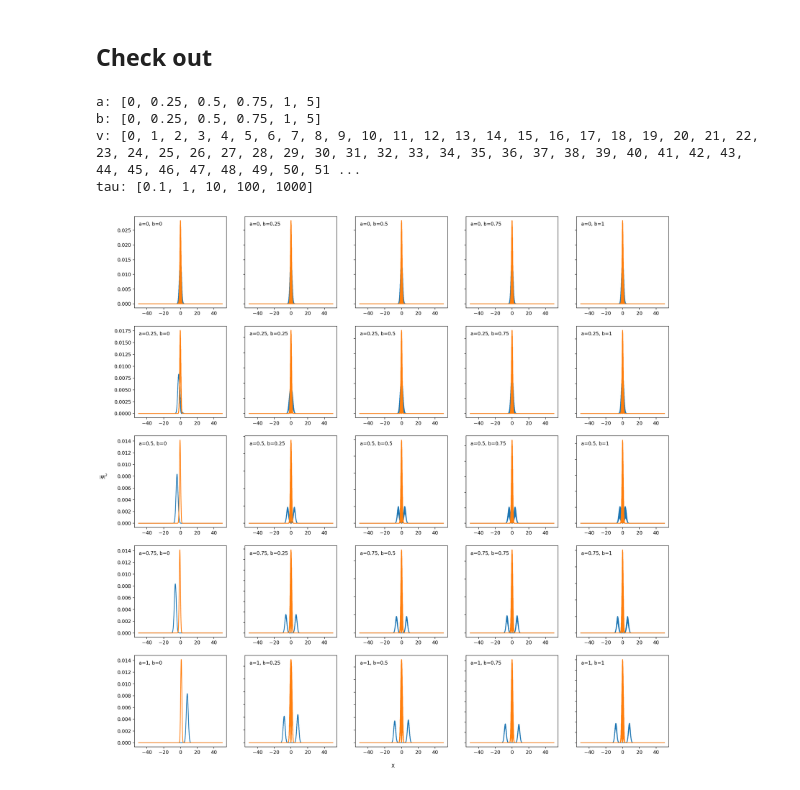
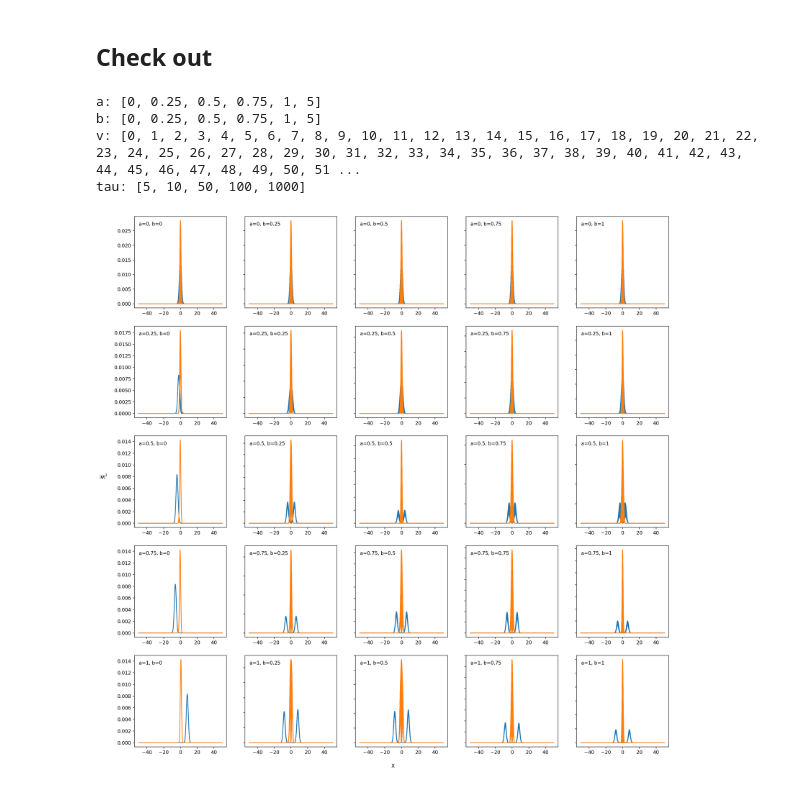
Before and after one commit to Shenlong-Yu/Divergence-in-the-Variance-of-Jarzynski-Estimator, a Jupyter notebook: Rabi/Time operator.ipynb, the cells around one changed output. Drawn from its saved outputs; the diff is of its cells as text; code cells hidden in the pictures.

```diff
--- a/Rabi/Time operator.ipynb
+++ b/Rabi/Time operator.ipynb
@@ -25,27 +25,18 @@ XMin=-50
 XMax=50
 X=np.linspace(XMin, XMax, N)
 X2=np.linspace(XMin, XMax, 2*N)
-dx = X[1] - X[0]
 
 # momentum grid
 P=(2*np.pi/(XMax-XMin))*np.concatenate((np.arange(0,N//2), np.arange(-N//2,0)))
-P2 = np.array([x for x in P for _ in range(2)])
-
-
-# simulation points
-M = 500
 
 # initial and final conditions
 w0=0.35
 w1=1
-dw = (w1-w0)/M
 
 #define pauli matrixes
 S0 = np.array([[1, 0], [0, 1]])
 S1 = np.array([[0, 1], [1, 0]])
 S3 = np.array([[1, 0], [0, -1]])
-
-n=200
 # %% [markdown]
 ## Time operator
 # %%
@@ -58,7 +49,7 @@ def simulation(a,b,v,tau,dt):
 
     UT = np.exp(-1j*(P**2/2)*dt/2)
 
-    for m in range(M):
+    for m in range(M+1):
         # momentum 1/2 update
         # saperate spin up and down
         psi_0_up = psi_0[::2]
@@ -101,14 +125,14 @@ def simulation(a,b,v,tau,dt):
 # %% [markdown]
 ## Store
 # %%
+n=200
 # Add new data
-
 psit_store = {}
 # Add new data
 for a in [0, 0.25, 0.5, 0.75, 1, 5]:
     for b in [0, 0.25, 0.5, 0.75, 1, 5]:
         for v in range(n):
-            for tau in [0.1,1,10,100,1000]:
+            for tau in [5,10,50,100,1000]:
                 key = (a, b, v, tau)
                 psit_store[key] = simulation(a, b, v, tau, 0.25)
 
@@ -134,33 +158,33 @@ for i in range(4):
 a: [0, 0.25, 0.5, 0.75, 1, 5]
 b: [0, 0.25, 0.5, 0.75, 1, 5]
 v: [0, 1, 2, 3, 4, 5, 6, 7, 8, 9, 10, 11, 12, 13, 14, 15, 16, 17, 18, 19, 20, 21, 22, 23, 24, 25, 26, 27, 28, 29, 30, 31, 32, 33, 34, 35, 36, 37, 38, 39, 40, 41, 42, 43, 44, 45, 46, 47, 48, 49, 50, 51 ...
-tau: [0.1, 1, 10, 100, 1000]
+tau: [5, 10, 50, 100, 1000]
 # %%
 # spin up
 def plot_graph(ax, a, b, v):
     ax.plot(X2, np.abs(psi[0,a,b][v])**2)
-    ax.plot(X2, np.abs(psit[a,b,v,1000])**2)
+    ax.plot(X2, np.abs(psit[a,b,v,100])**2)
     ax.text(0.05, 0.9, f'a={a}, b={b}', transform=ax.transAxes)
 
 fig, axs = plt.subplots(5, 5, figsize=(20, 20))
 
 list=[0,0.25,0.5,0.75,1]
 for i in range(5):
     for j in range(5):
         a = list[i]
         b = list[j]
         plot_graph(axs[i, j], a, b, 0)
         if j > 0: # remove y-axis labels for all subplots except the leftmost column
             axs[i, j].set_yticklabels([])
     # axs[i, 0].set_ylabel('$\\left|\\psi\\right|^2$')
 
 fig.text(0.5, 0.08, 'X', ha='center')
 fig.text(0.08, 0.5, '$\\left|\\psi\\right|^2$', ha='center')
 
 
 plt.show()
 # %% [output]
-[figure, old version]
+[figure, new version]
 # %%
 # spin up
 def plot_graph(ax, a, b, v):
```
Also changed, not shown: parts of 4 cells of this notebook, 4 other files.
